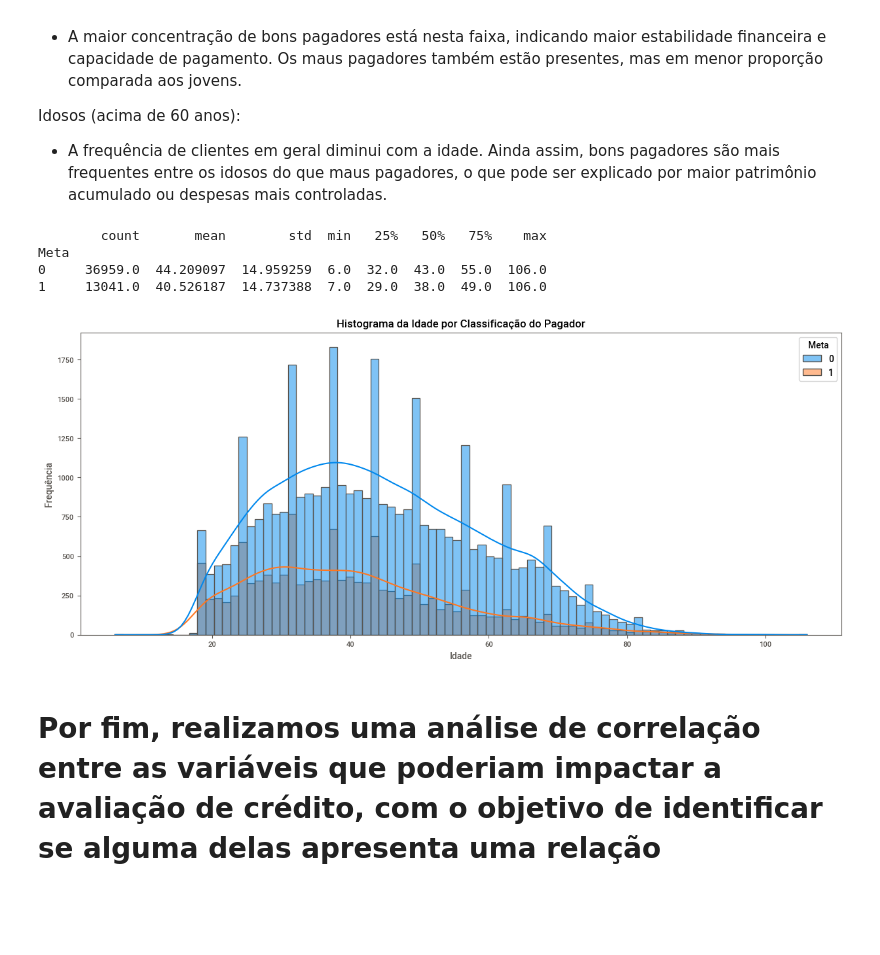
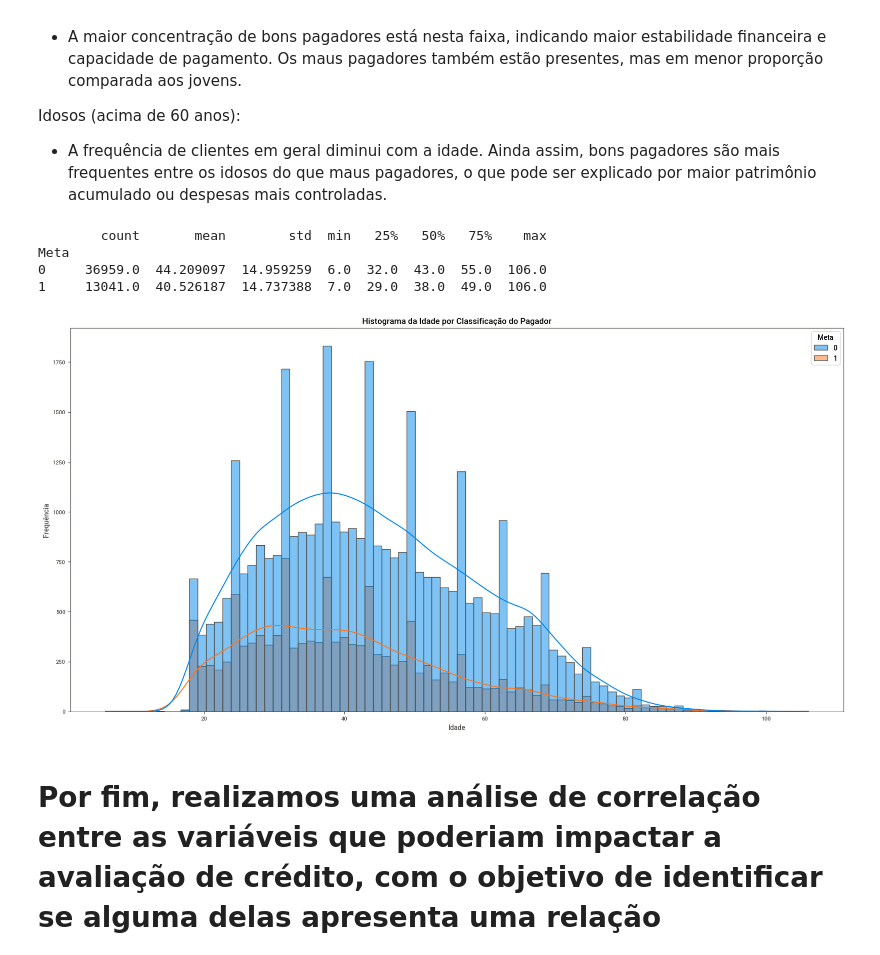
Before and after one commit to friozi/Data-processing-with-python, a Jupyter notebook: Trabalho_final_Python.ipynb, the cells around one changed output. Drawn from its saved outputs; the diff is of its cells as text; code cells hidden in the pictures; blank space fills up the shorter version.

```diff
--- a/Trabalho_final_Python.ipynb
+++ b/Trabalho_final_Python.ipynb
@@ -376,35 +335,35 @@ Idosos (acima de 60 anos):
 # %%
  #2.5  A idade interfere na classificação do pagador?
 
 
 df = pd.read_csv("credit.csv", encoding='unicode_escape', sep='\t', header=None)
 idade = df[50]
 pagador = df[53]
 
 
 dados = pd.DataFrame({
     'Idade': idade,
     'Meta': pagador
 })
 
 dados = dados.dropna()
 
 resumo = dados.groupby('Meta')['Idade'].describe()
 print(resumo)
 
 
-plt.figure(figsize=(15, 6))
+plt.figure(figsize=(20, 10))
 sns.histplot(data=dados, x='Idade', hue='Meta', kde=True, element="bars")
 plt.title('Histograma da Idade por Classificação do Pagador')
 plt.xlabel('Idade')
 plt.ylabel('Frequência')
 plt.show()
 # %% [output]
         count       mean        std  min   25%   50%   75%    max
 Meta
 0     36959.0  44.209097  14.959259  6.0  32.0  43.0  55.0  106.0
 1     13041.0  40.526187  14.737388  7.0  29.0  38.0  49.0  106.0
-[figure, old version]
+[figure, new version]
 # %% [markdown]
 # Por fim, realizamos uma análise de correlação entre as variáveis que poderiam impactar a avaliação de crédito, com o objetivo de identificar se alguma delas apresenta uma relação significativa com a classificação do cliente como bom ou mau pagador.
 - A matriz indica que as variáveis analisadas têm correlação fraca entre si, com exceção da relação negativa entre Idade e Meta, que sugere uma leve tendência de inadimplência entre clientes mais jovens.
```
Also changed, not shown: parts of 5 cells of this notebook.
